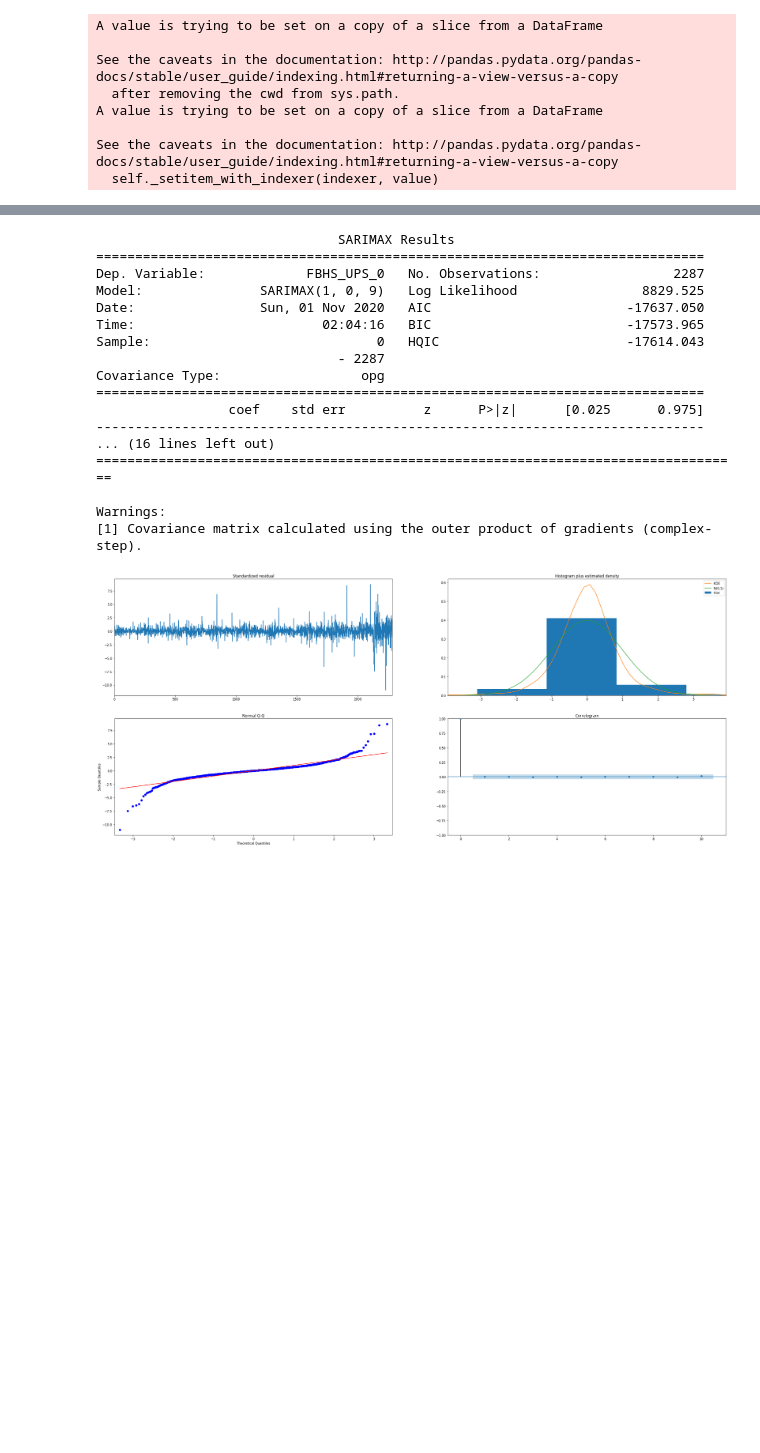
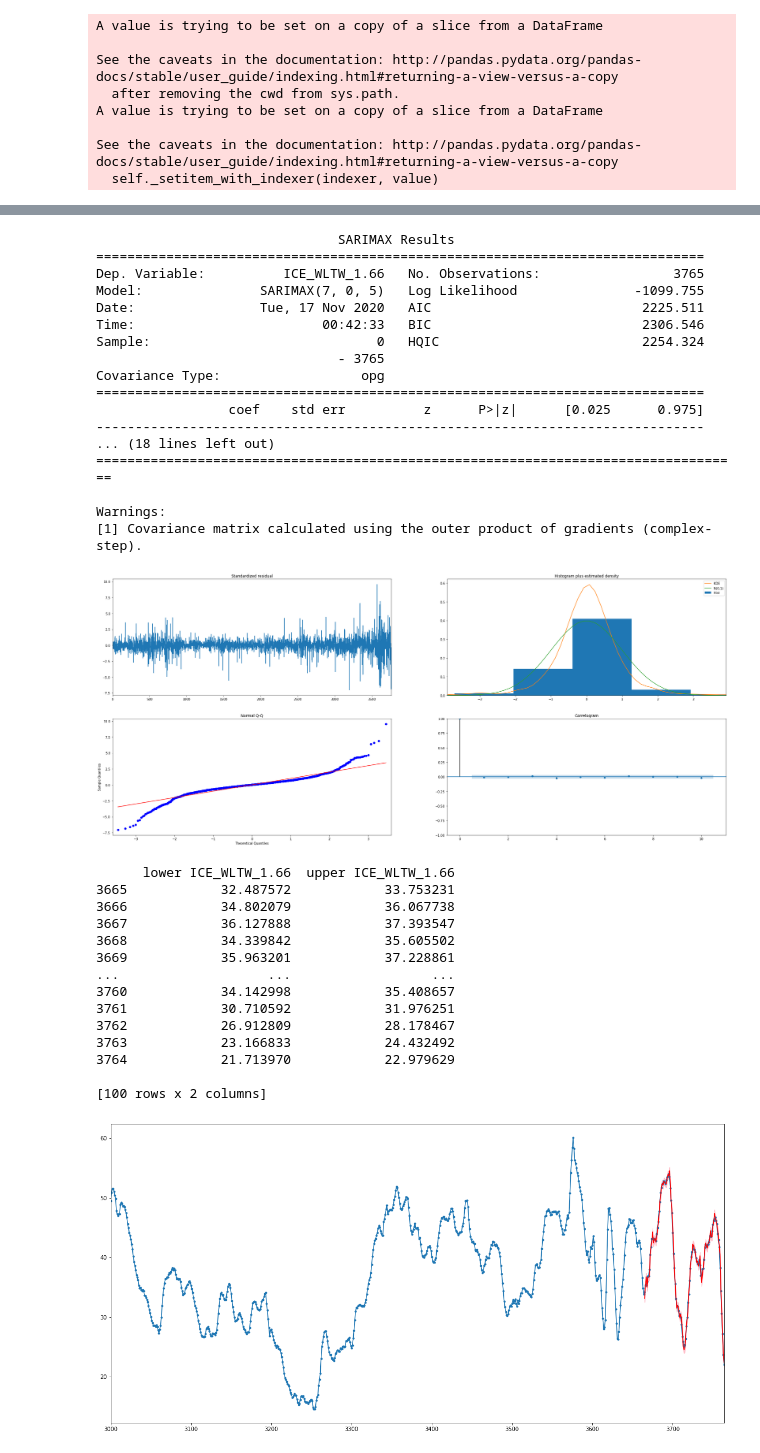
Before and after one commit to webclinic017/happycoding, a Jupyter notebook: Pair trade_Time_series/Time_series.ipynb, the cells around one changed output, grey strips where cells are left out. Cells and saved outputs as stored; diff of their text form; code cells hidden in the pictures; blank space fills up the shorter version.

```diff
--- a/Pair trade_Time_series/Time_series.ipynb
+++ b/Pair trade_Time_series/Time_series.ipynb
@@ -161,5 +178,5 @@ print(order_df.sort_values('bic'))
 # %%
-model=SARIMAX(ts, order=(1, 0, 9))
+model=SARIMAX(ts, order=(7, 0, 5))
 results=model.fit()
 print(results.summary())
 results.plot_diagnostics(figsize=(35,15))
@@ -167,19 +184,47 @@ plt.show()
 # %% [output]
                                SARIMAX Results
 ==============================================================================
-Dep. Variable:             FBHS_UPS_0   No. Observations:                 2287
-Model:               SARIMAX(1, 0, 9)   Log Likelihood                8829.525
-Date:                Sun, 01 Nov 2020   AIC                         -17637.050
-Time:                        02:04:16   BIC                         -17573.965
-Sample:                             0   HQIC                        -17614.043
-                               - 2287
+Dep. Variable:          ICE_WLTW_1.66   No. Observations:                 3765
+Model:               SARIMAX(7, 0, 5)   Log Likelihood               -1099.755
+Date:                Tue, 17 Nov 2020   AIC                           2225.511
+Time:                        00:42:33   BIC                           2306.546
+Sample:                             0   HQIC                          2254.324
+                               - 3765
 Covariance Type:                  opg
 ==============================================================================
                  coef    std err          z      P>|z|      [0.025      0.975]
 ------------------------------------------------------------------------------
-... (16 lines left out)
+... (18 lines left out)
 ===================================================================================
 
 Warnings:
 [1] Covariance matrix calculated using the outer product of gradients (complex-step).
-[figure, old version]
+[figure, new version]
+# %%
+test_start=-100
+forecast=results.get_prediction(start=test_start)
+y_pred=forecast.predicted_mean
+conf_int=forecast.conf_int()
+print(conf_int)
+
+plt.figure(figsize=(20,10))
+ts[3000:].plot(marker='.')
+plt.plot(y_pred.index, y_pred.values, color='red', label='forecast')
+plt.fill_between(conf_int.index, conf_int['lower ICE_WLTW_1.66'], conf_int['upper ICE_WLTW_1.66'], color='pink')
+plt.show()
+# %% [output]
+      lower ICE_WLTW_1.66  upper ICE_WLTW_1.66
+3665            32.487572            33.753231
+3666            34.802079            36.067738
+3667            36.127888            37.393547
+3668            34.339842            35.605502
+3669            35.963201            37.228861
+...                   ...                  ...
+3760            34.142998            35.408657
+3761            30.710592            31.976251
+3762            26.912809            28.178467
+3763            23.166833            24.432492
+3764            21.713970            22.979629
+
+[100 rows x 2 columns]
+[figure, added]
```
Also changed, not shown: parts of 15 cells of this notebook, 17 other files.
